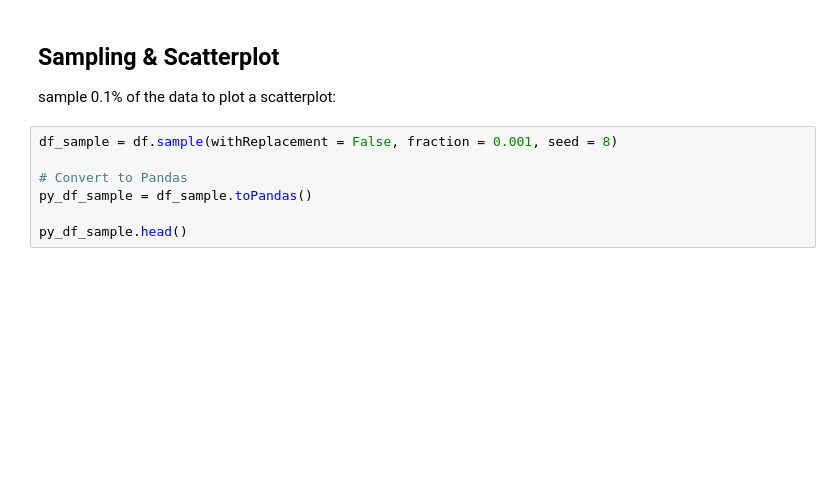
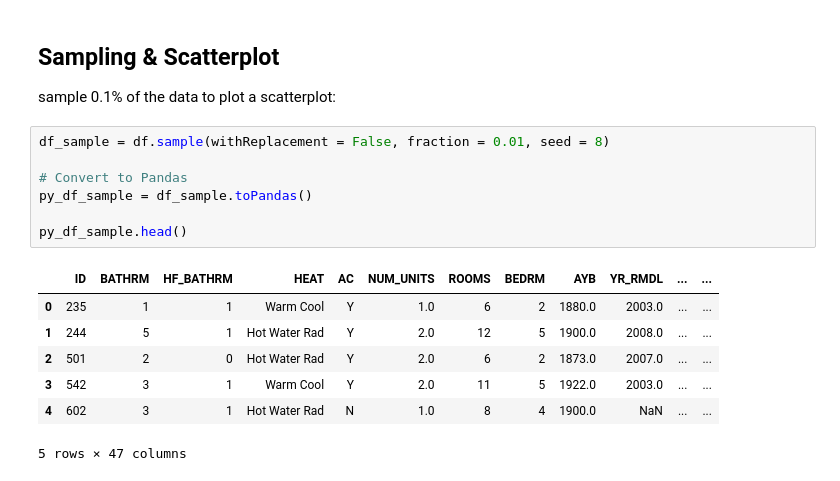
Before and after one commit to elieric/is843, a Jupyter notebook: assignment_1.ipynb, the cells around one changed output. Drawn from its saved outputs; the diff is of its cells as text; blank space fills up the shorter version.

```diff
--- a/assignment_1.ipynb
+++ b/assignment_1.ipynb
@@ -218,9 +438,17 @@ df1[["total_sales_amount" ]].plot.bar().invert_xaxis()
 ## Sampling & Scatterplot
 sample 0.1% of the data to plot a scatterplot:
 # %%
-df_sample = df.sample(withReplacement = False, fraction = 0.001, seed = 8)
+df_sample = df.sample(withReplacement = False, fraction = 0.01, seed = 8)
 
 # Convert to Pandas
 py_df_sample = df_sample.toPandas()
 
 py_df_sample.head()
+# %% [output]
+|  | ID | BATHRM | HF_BATHRM | HEAT | AC | NUM_UNITS | ROOMS | BEDRM | AYB | YR_RMDL | ... | ... |
+| 0 | 235 | 1 | 1 | Warm Cool | Y | 1.0 | 6 | 2 | 1880.0 | 2003.0 | ... | ... |
+| 1 | 244 | 5 | 1 | Hot Water Rad | Y | 2.0 | 12 | 5 | 1900.0 | 2008.0 | ... | ... |
+| 2 | 501 | 2 | 0 | Hot Water Rad | Y | 2.0 | 6 | 2 | 1873.0 | 2007.0 | ... | ... |
+| 3 | 542 | 3 | 1 | Warm Cool | Y | 2.0 | 11 | 5 | 1922.0 | 2003.0 | ... | ... |
+| 4 | 602 | 3 | 1 | Hot Water Rad | N | 1.0 | 8 | 4 | 1900.0 | NaN | ... | ... |
+5 rows × 47 columns
```
Also changed, not shown: parts of 27 cells of this notebook, 1 other file.
